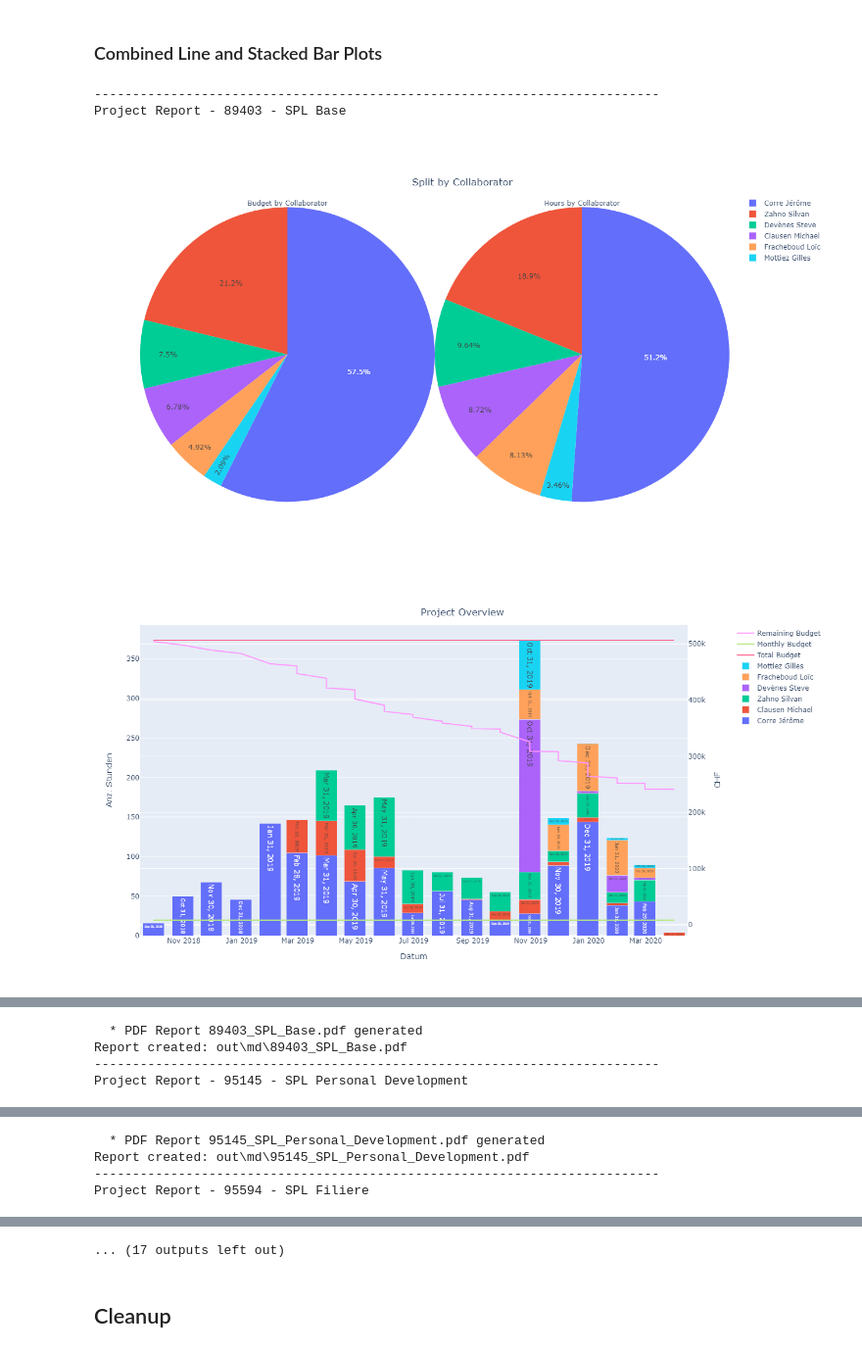
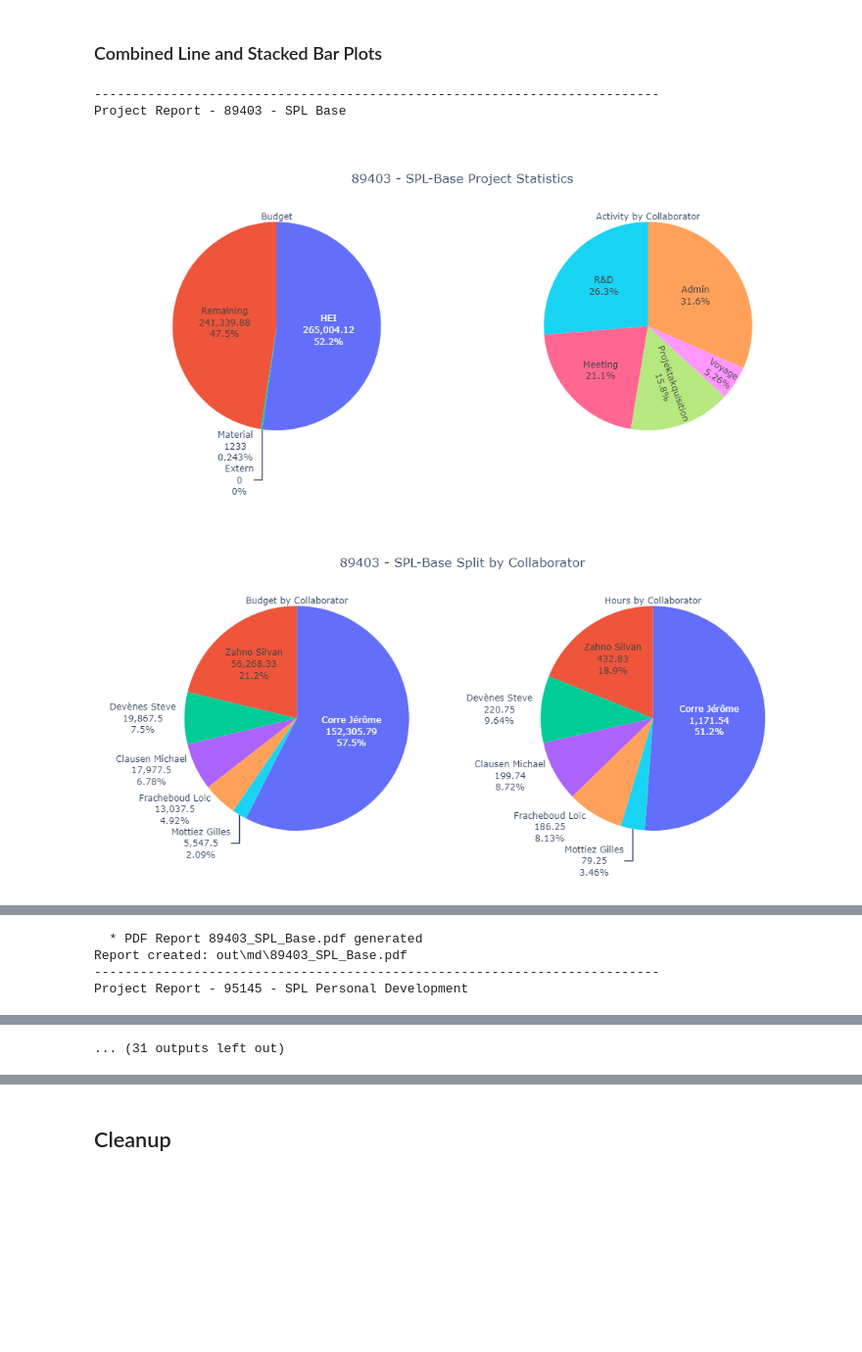
Before and after one commit to tschinz/jupyter_notebook, a Jupyter notebook: 04_HEVS/Dashboard/Dashboard.ipynb, the cells around one changed output, grey strips where cells are left out. Shown at 98% size. Saved outputs shown, nothing was run; the diff lists cells and outputs as text; code cells hidden in the pictures; blank space fills up the shorter version.

```diff
--- a/04_HEVS/Dashboard/Dashboard.ipynb
+++ b/04_HEVS/Dashboard/Dashboard.ipynb
@@ -153,3 +155,14 @@ for i in range(len(projectConfs)):
+# %%
+dfs = sageXDfs
+for i in range(len(projectConfs)):
+  projectConf = projectConfs[i]
+  df = dfs[i]
+  ash_col = ashCols[projectConf[1]]
+
+  activityDf_tmp = activityDf.copy()
+  activityDf_tmp = keepColumns(activityDf_tmp, [activityCol[2], projectConf[1]], verbose=False)
+  for index, row in activityDf_tmp.iterrows():
+    df[ash_col['activity']] = df[ash_col['activity']].replace({row[projectConf[1]] : row['english']})
 # %% [markdown]
 ### Aggregate Time
 * aggregated1Df = Sum by activity and person
@@ -373,15 +386,15 @@ for i in range(len(projectConfs)):
 # %%
 for i in range(len(projectConfs)):
   projectConf = projectConfs[i]
   aggregated1Df = aggregated1Dfs[i]
   aggregated2Df = aggregated2Dfs[i]
   aggregated3Df = aggregated3Dfs[i]
   ash_col = ashCols[projectConfs[i][1]]
   print("--------------------------------------------------------------------------")
   print("Project Report - {} - {}".format(projectConf[0], filterRows(projectDf, [projectCol["project_number"], [projectConf[0]]])[projectCol["title_humanreadable"]].iloc[0]))
-  projectReport(aggregated1Df, aggregated2Df, aggregated3Df, ash_col, projectDf, projectCol, projectConf, outputMdDir, outputDir, verbose)
+  projectReport(aggregated1Df, aggregated2Df, aggregated3Df, ash_col, projectDf, projectCol, projectConf, outputMdDir, outputDir, plotlySettings, verbose)
 # %% [output]
 --------------------------------------------------------------------------
 Project Report - 89403 - SPL Base
-[figure, old version]
+[figure, new version]
-[figure, old version]
+[figure, new version]
@@ -398,4 +413 @@ Project Report - 95145 - SPL Personal Development
-  * PDF Report 95145_SPL_Personal_Development.pdf generated
-Report created: out\md\95145_SPL_Personal_Development.pdf
---------------------------------------------------------------------------
-Project Report - 95594 - SPL Filiere
+... (31 outputs left out)
@@ -403,4 +414,3 @@ Project Report - 95594 - SPL Filiere
-... (17 outputs left out)
 # %% [markdown]
 ## Cleanup
 # %%
```
Also changed, not shown: parts of 5 cells of this notebook, 7 other files.
